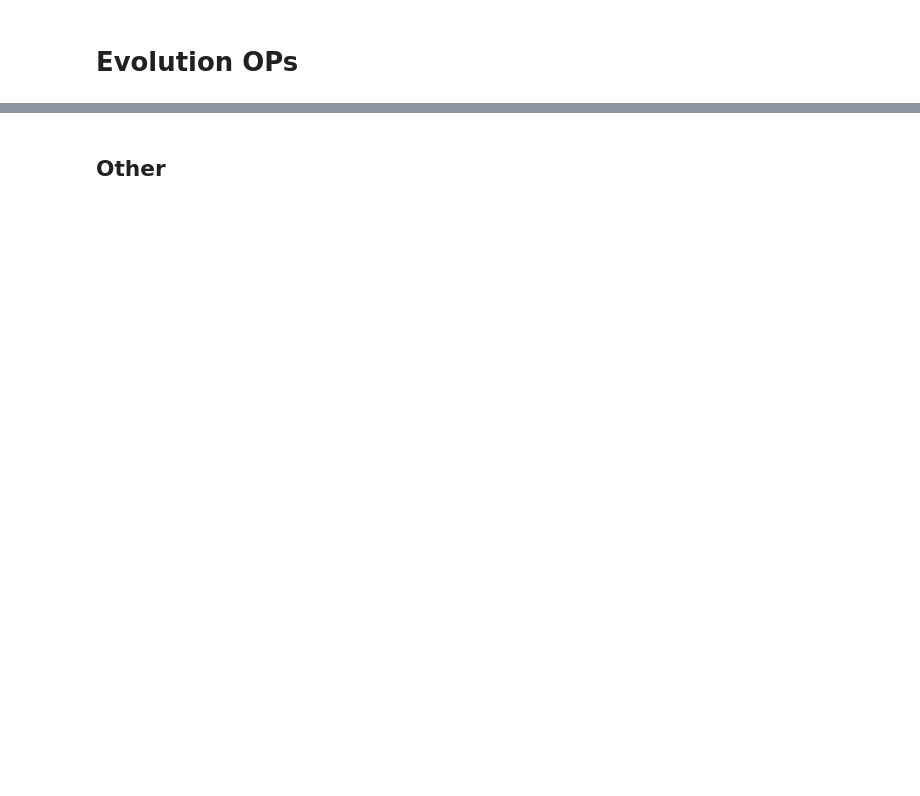
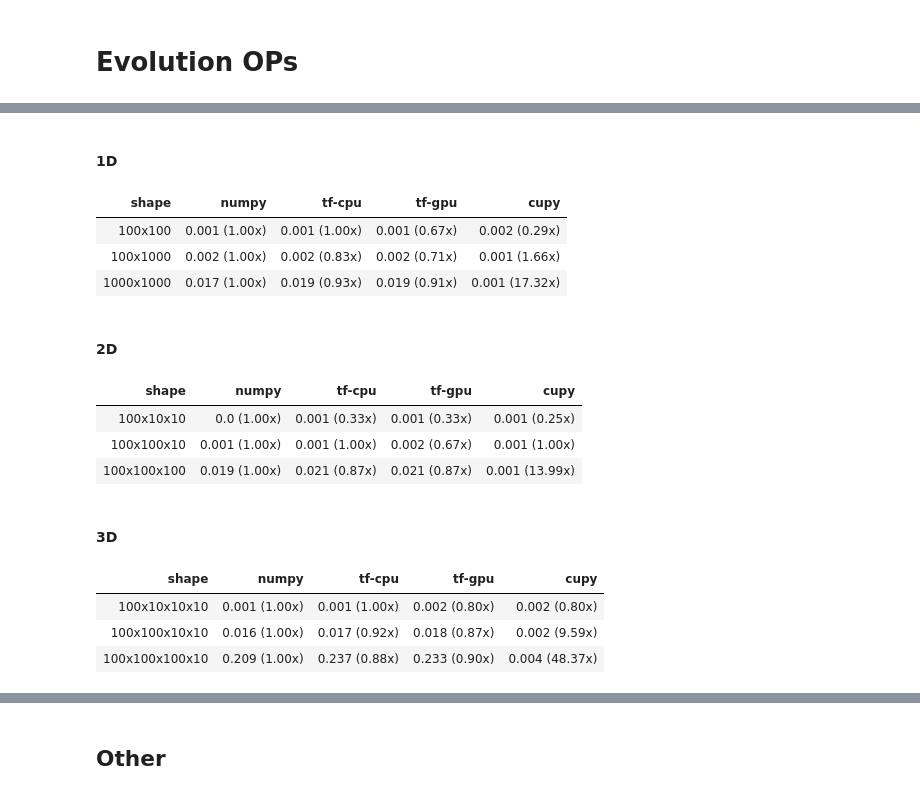
Before and after one commit to google-research/evoflow, a Jupyter notebook: benchmark/benchmark_analysis.ipynb, the cells around one changed output, grey strips where cells are left out. Cells and saved outputs as stored; diff of their text form; code cells hidden in the pictures; blank space fills up the shorter version.

```diff
--- a/benchmark/benchmark_analysis.ipynb
+++ b/benchmark/benchmark_analysis.ipynb
@@ -73,6 +141,24 @@ display_chart('RandomMutation')
 display_chart('UniformCrossover')
 # %% [output]
 [interactive output not drawn]
+# %%
+display_table('UniformCrossover')
+# %% [output]
+1D
+| shape | numpy | tf-cpu | tf-gpu | cupy |
+| 100x100 | 0.001 (1.00x) | 0.001 (1.00x) | 0.001 (0.67x) | 0.002 (0.29x) |
+| 100x1000 | 0.002 (1.00x) | 0.002 (0.83x) | 0.002 (0.71x) | 0.001 (1.66x) |
+| 1000x1000 | 0.017 (1.00x) | 0.019 (0.93x) | 0.019 (0.91x) | 0.001 (17.32x) |
+2D
+| shape | numpy | tf-cpu | tf-gpu | cupy |
+| 100x10x10 | 0.0 (1.00x) | 0.001 (0.33x) | 0.001 (0.33x) | 0.001 (0.25x) |
+| 100x100x10 | 0.001 (1.00x) | 0.001 (1.00x) | 0.002 (0.67x) | 0.001 (1.00x) |
+| 100x100x100 | 0.019 (1.00x) | 0.021 (0.87x) | 0.021 (0.87x) | 0.001 (13.99x) |
+3D
+| shape | numpy | tf-cpu | tf-gpu | cupy |
+| 100x10x10x10 | 0.001 (1.00x) | 0.001 (1.00x) | 0.002 (0.80x) | 0.002 (0.80x) |
+| 100x100x10x10 | 0.016 (1.00x) | 0.017 (0.92x) | 0.018 (0.87x) | 0.002 (9.59x) |
+| 100x100x100x10 | 0.209 (1.00x) | 0.237 (0.88x) | 0.233 (0.90x) | 0.004 (48.37x) |
 # %%
 display_chart('SingleCrossover')
 # %% [output]
```
Also changed, not shown: parts of 11 cells of this notebook.
